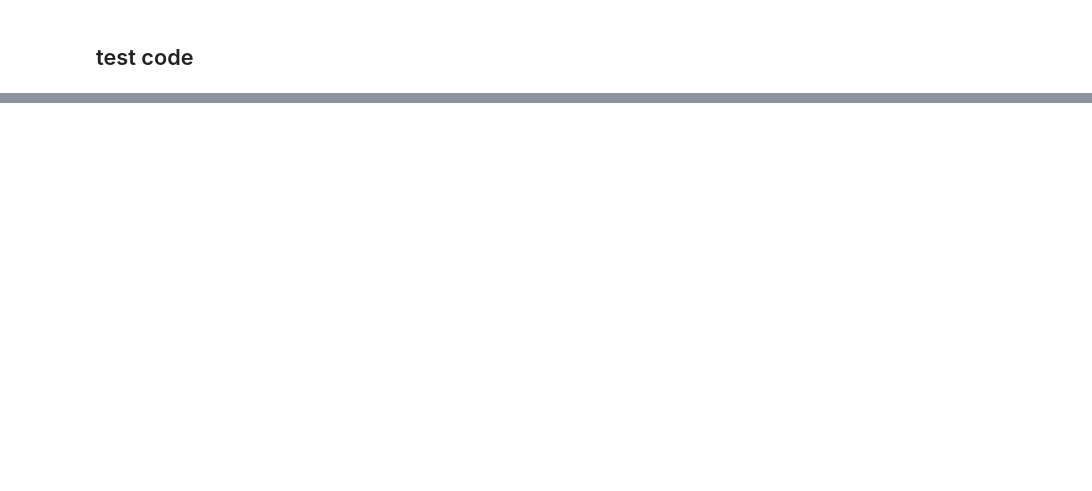
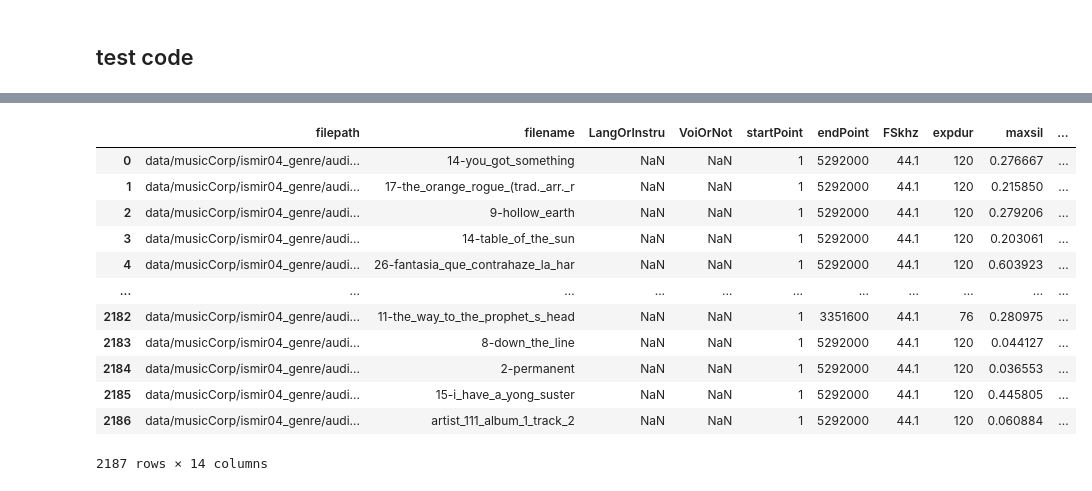
Before and after one commit to curlsloth/MusicSpeech-STM, a Jupyter notebook: STM03_build_meta_data.ipynb, the cells around one changed output, grey strips where cells are left out. Drawn from its saved outputs; the diff is of its cells as text; code cells hidden in the pictures; blank space fills up the shorter version.

```diff
--- a/STM03_build_meta_data.ipynb
+++ b/STM03_build_meta_data.ipynb
@@ -526,6 +452,0 @@ df_all
-# %%
-df_all['LangOrInstru'] = df_all['language_code']
-df_all.drop(columns=['language_code','track_id'], inplace=True)
-df_all.rename(columns={'genres_all': 'genre', 'name': 'speaker/artist'}, inplace=True)
-df_all['gender'] = np.nan
-df_all
@@ -564,6 +452,0 @@ df_genres
-# %%
-def replace_genre_names(lst):
-    return [df_genres['title'][n] for n in lst]
-
-df_all['genre'] = df_all['genre'].apply(lambda x: replace_genre_names(x))
-df_all
@@ -583,0 +453,7 @@ df_all
+# %%
+df_track1 = pd.read_csv('data/musicCorp/ismir04_genre/metadata/development/tracklist.csv', header=None)
+df_track2 = pd.read_csv('data/musicCorp/ismir04_genre/metadata/evaluation/tracklist.csv', header=None)
+df_track3 = pd.read_csv('data/musicCorp/ismir04_genre/metadata/training/tracklist.csv', header=None)
+df_track = pd.concat([df_track1,df_track2,df_track3],ignore_index=True)
+df_track.columns = ['genre', 'speaker/artist', 'album', 'track_name', 'track_num', 'file_name', 'nan']
+df_track
@@ -583,0 +474,4 @@ df_all
+# %%
+split_names = df_track['file_name'].str.split('/') # Split the 'name' column by "-"
+df_track['file_name'] = split_names.str[-1].str.replace('.mp3', '')
+df_track
@@ -583,0 +492,18 @@ df_all
+# %%
+df_all = df_all.merge(df_track[['genre','speaker/artist','file_name']], left_on='filename', right_on='file_name', how='left').drop(columns='file_name')
+df_all['gender'] = np.nan
+df_all
+# %% [output]
+|  | filepath | filename | LangOrInstru | VoiOrNot | startPoint | endPoint | FSkhz | expdur | maxsil | ... |
+| 0 | data/musicCorp/ismir04_genre/audi... | 14-you_got_something | NaN | NaN | 1 | 5292000 | 44.1 | 120 | 0.276667 | ... |
+| 1 | data/musicCorp/ismir04_genre/audi... | 17-the_orange_rogue_(trad._arr._r | NaN | NaN | 1 | 5292000 | 44.1 | 120 | 0.215850 | ... |
+| 2 | data/musicCorp/ismir04_genre/audi... | 9-hollow_earth | NaN | NaN | 1 | 5292000 | 44.1 | 120 | 0.279206 | ... |
+| 3 | data/musicCorp/ismir04_genre/audi... | 14-table_of_the_sun | NaN | NaN | 1 | 5292000 | 44.1 | 120 | 0.203061 | ... |
+| 4 | data/musicCorp/ismir04_genre/audi... | 26-fantasia_que_contrahaze_la_har | NaN | NaN | 1 | 5292000 | 44.1 | 120 | 0.603923 | ... |
+| ... | ... | ... | ... | ... | ... | ... | ... | ... | ... | ... |
+| 2182 | data/musicCorp/ismir04_genre/audi... | 11-the_way_to_the_prophet_s_head | NaN | NaN | 1 | 3351600 | 44.1 | 76 | 0.280975 | ... |
+| 2183 | data/musicCorp/ismir04_genre/audi... | 8-down_the_line | NaN | NaN | 1 | 5292000 | 44.1 | 120 | 0.044127 | ... |
+| 2184 | data/musicCorp/ismir04_genre/audi... | 2-permanent | NaN | NaN | 1 | 5292000 | 44.1 | 120 | 0.036553 | ... |
+| 2185 | data/musicCorp/ismir04_genre/audi... | 15-i_have_a_yong_suster | NaN | NaN | 1 | 5292000 | 44.1 | 120 | 0.445805 | ... |
+| 2186 | data/musicCorp/ismir04_genre/audi... | artist_111_album_1_track_2 | NaN | NaN | 1 | 5292000 | 44.1 | 120 | 0.060884 | ... |
+2187 rows × 14 columns
```
Also changed, not shown: parts of 21 cells of this notebook.
